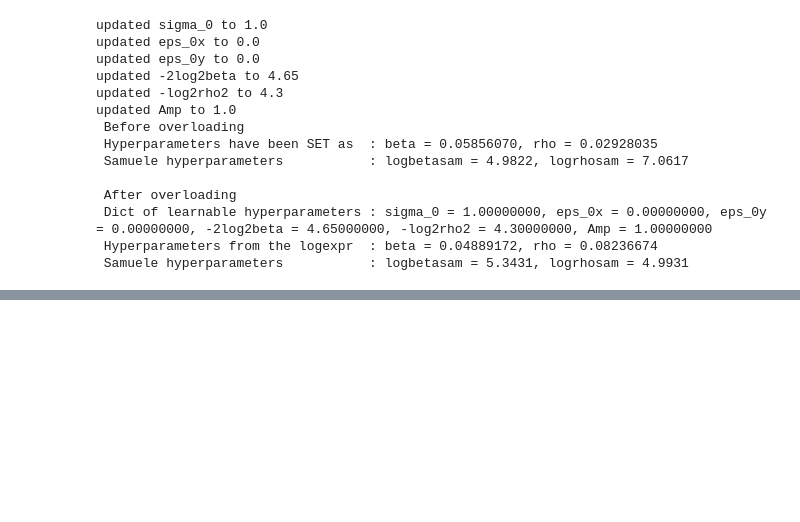
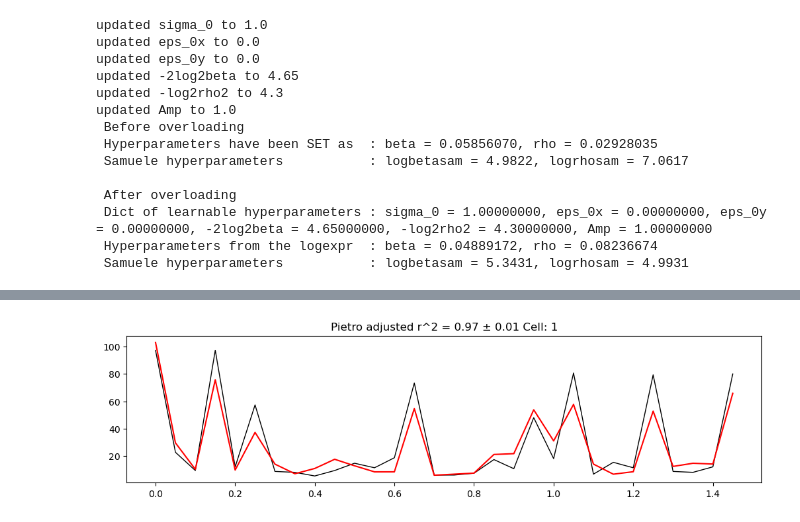
Before and after one commit to retinal-information-processing-lab/gaussian_processes, a Jupyter notebook: Spatial_GP_repo/one_cell_fit.ipynb, the cells around one changed output, grey strips where cells are left out. Cells and saved outputs as stored; diff of their text form; code cells hidden in the pictures; blank space fills up the shorter version.

Commit message:
Working notebook for fitting on cell with stable code

```diff
--- a/Spatial_GP_repo/one_cell_fit.ipynb
+++ b/Spatial_GP_repo/one_cell_fit.ipynb
@@ -39,13 +41,13 @@ Using device: cuda:0 (from utils.py)
 rand_xtilde = False # If True, xtilde (inducing points) are chosen randomly, if False, xtilde is chosen from the first ntilde images
 noise       = False # If True, noise is added to xtilde (used to avoid inducing points being too close to each other in their space)
 rescale     = False # If True, X is rescaled between -1 and 1
-cellid      = 8   # Choose cell
+cellid      = 1   # Choose cell
 ntilde      = 2000  # Number of xtilde
-kernfun     = acosker_samu # Choose kernel function
+kernfun     = utils.acosker_samu # Choose kernel function
 
-Nmstep  = 0
-Nestep  = 20
-Maxiter = 1
+Nmstep  = 6
+Nestep  = 8
+Maxiter = 10
 # %% [markdown]
 ## Import the dataset and preprocess
 # %%
@@ -132,7 +134,7 @@ for key, value in theta.items():
     #end test
     theta[key] = value.requires_grad_()
 
-hyperparams_tuple = generate_theta( x=X, r=r, n_px_side=n_px_side, display=True, **theta)
+hyperparams_tuple = utils.generate_theta( x=X, r=r, n_px_side=n_px_side, display=True, **theta)
 
 
 # A        = torch.tensor(0.007)
@@ -190,0 +179,2 @@ final Loss: 3034.1894
+# %%
+theta_fit, f_params_fit, m_b_fit, V_b_fit, C_fit, mask_fit, K_tilde_b_fit, K_tilde_inv_b_fit, B, values_track_fit = utils.varGP(X, r, **args)
@@ -191,52 +221,33 @@ final Loss: 3034.1894
 # %%
-# Save the model
-model = {
-    'theta': theta,
-    'f_params': f_params,
-    'm': m,
-    'V': V,
-    'C': C,
-    'mask': mask,
-    'K_tilde_inv': K_tilde_inv,
-    'K_tilde': K_tilde,
-    'cellid': cellid,
-    'ntilde': ntilde,
-    'Maxiter': Maxiter,
-    'Nmstep': Nmstep,
-    'Nestep': Nestep,
-    'kernfun': kernfun,
-    'values_track': values_track,
-}
+importlib.reload(utils)
+torch.set_grad_enabled(False)
 
-# save_pickle('pietro_model', **model)
+# To compare to samuele I have to kep the aplitude of C fixed to 1, he does not have it
+# theta['Amp'] = 1.0
+
+print(f'f_params: {f_params}')
+utils.print_hyp(model_b['theta'])
+
+# Predict and test
+R_test_cell, R_pred_cell, r2, sigma_r2 = utils.test(X_test, R_test, xtilde, **model_b )
 
 
-torch.set_grad_enabled(False)
+R_test_cell = R_test_cell.cpu().numpy()
+R_pred_cell = R_pred_cell.cpu().numpy()
+r2          = r2.cpu().numpy()
+sigma_r2    = sigma_r2.cpu().numpy()
 
-# TEMP
-# To compare to samuele I have to kep the aplitude of C fixed to 1, he does not have it
-theta['Amp'] = 1.0
-
-
-print(f'f_params: {f_params}')
-for key, value in theta.items():
-    print(f"{key}: {value:.4f}")
-
-# Predict and test
-
-rtst, R_predicted, r2, sigma_r2 = test(X_test, R_test, xtilde, **model )
-
-# Plot results
+# Plot results after putting on cpu, numpy.
 fig = plt.figure(figsize=(12, 8))
 gs = fig.add_gridspec(5, 5,
             left=0.1, right=0.9, bottom=0.1, top=0.9,
             wspace=0.3, hspace=0.7)
 dt = 0.05
-time_values = dt * np.arange( len(R_predicted) )
+time_values = dt * np.arange( len(R_pred_cell) )
 ax = fig.add_subplot(gs[3:, :])
-ax.plot(time_values, np.mean(rtst, axis=0) / 0.05, 'k', linewidth=1)
+ax.plot(time_values, np.mean(R_test_cell, axis=0) / 0.05, 'k', linewidth=1)
 
-ax.plot(time_values, R_predicted / 0.05, color='red', label='GP')
+ax.plot(time_values, R_pred_cell / 0.05, color='red', label='GP')
 # ax.errorbar(time_values, R_predicted / 0.05, yerr=np.sqrt(sigma2_f[:,0].cpu()) / 0.05, color='red')
 # ax.legend(['data', 'GP'], loc='upper right', fontsize=14)
 txt = f'Pietro adjusted r^2 = {r2:.2f} ± {sigma_r2:.2f} Cell: {cellid}'
@@ -247,3 +258,4 @@ plt.close()
 
 
 a=1
+# %% [output]
@@ -249,0 +273 @@ a=1
+[figure, added]
```
Also changed, not shown: parts of 6 cells of this notebook, 1 other file.
